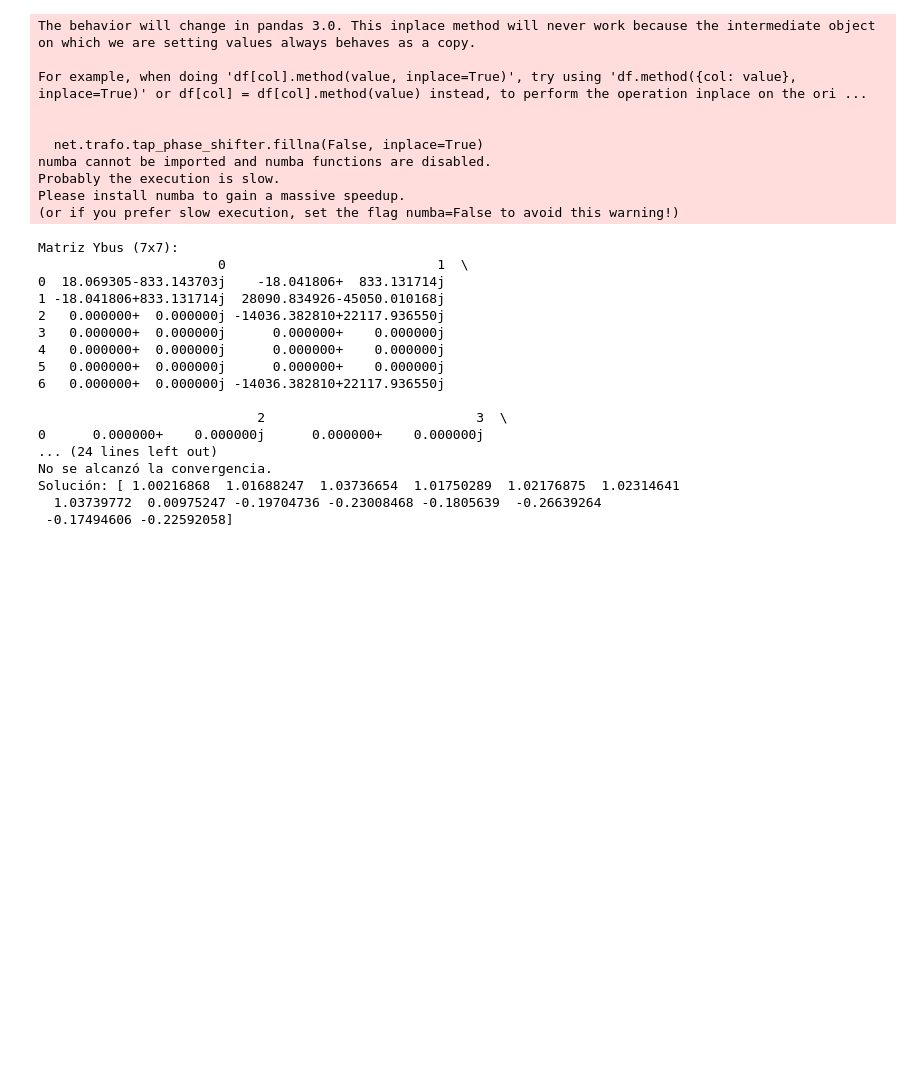
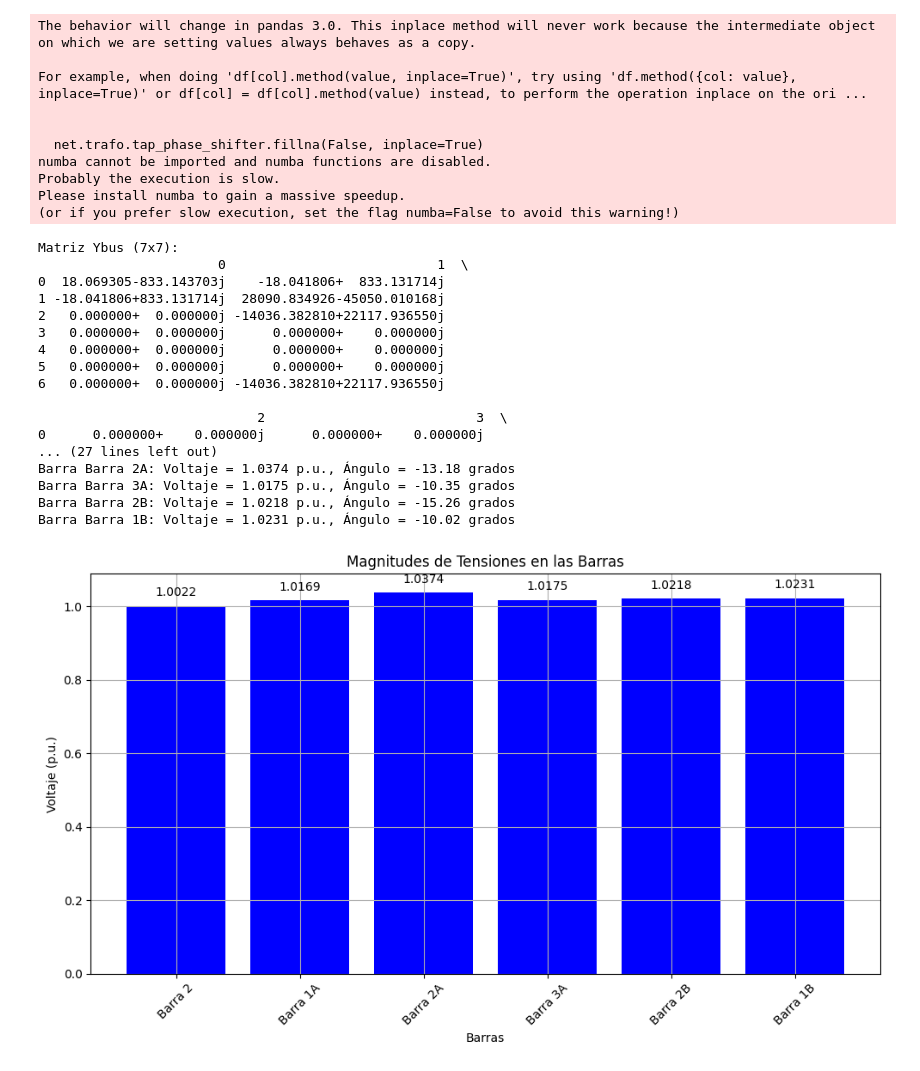
Before and after one commit to Onexz12/6GA_SEP1_S12024, a Jupyter notebook: Tarea 2/Jacobiano.ipynb, the cells around one changed output. Cells and saved outputs as stored; diff of their text form; code cells hidden in the pictures; blank space fills up the shorter version.

```diff
--- a/Tarea 2/Jacobiano.ipynb
+++ b/Tarea 2/Jacobiano.ipynb
@@ -242,57 +262,66 @@ sol = newton_raphson(F, J, x0)
 
 
 # Mostrar resultados en el formato deseado
+results = []
 for i, bus_name in enumerate(net.bus.name):
     if i == 0:
         continue  # Saltar la barra slack
     V_pu = sol[i-1]  # Los índices en sol corresponden a V y theta, excluyendo la barra slack
     theta_deg = sol[i+len(net.bus)-1] * 180 / np.pi
-    print(f"Barra {bus_name}: Voltaje = {V_pu:.4f} p.u., Ángulo = {theta_deg:.2f} grados")
+    results.append(f"Barra {bus_name}: Voltaje = {V_pu:.4f} p.u., Ángulo = {theta_deg:.2f} grados")
 
-# Gráfico de las magnitudes de las tensiones y sus ángulos en las barras
+# Imprimir resultados
+for result in results:
+    print(result)
+
+# Resultados de las magnitudes de las tensiones y sus ángulos en las barras
 bus_names = net.bus.name[1:]  # Excluir la barra slack de nuevo
 V_pu = sol[:len(bus_names)]
 theta_deg = sol[len(bus_names):] * 180 / np.pi
 
+
+# Graficar las magnitudes de las tensiones
 plt.figure(figsize=(10, 6))
-plt.subplot(2, 1, 1)
-plt.bar(bus_names, V_pu, color='blue')
-plt.title('Magnitudes de las Tensiones por Barra')
-plt.ylabel('Voltaje [p.u.]')
+bars = plt.bar(bus_names, V_pu, color='blue')
 
-plt.subplot(2, 1, 2)
-plt.bar(bus_names, theta_deg, color='green')
-plt.title('Ángulos de las Tensiones por Barra')
-plt.ylabel('Ángulo [grados]')
+plt.title('Magnitudes de Tensiones en las Barras')
 plt.xlabel('Barras')
+plt.ylabel('Voltaje (p.u.)')
+plt.xticks(rotation=45)
+plt.grid(True)
+
+# Agregar etiquetas con los valores numéricos
+for bar, voltage in zip(bars, V_pu):
+    plt.text(bar.get_x() + bar.get_width()/2, bar.get_height() + 0.02, f'{voltage:.4f}', ha='center', va='bottom')
 
 plt.tight_layout()
 plt.show()
 # %% [output]
 The behavior will change in pandas 3.0. This inplace method will never work because the intermediate object on which we are setting values always behaves as a copy.
 
 For example, when doing 'df[col].method(value, inplace=True)', try using 'df.method({col: value}, inplace=True)' or df[col] = df[col].method(value) instead, to perform the operation inplace on the ori ...
 
 
   net.trafo.tap_phase_shifter.fillna(False, inplace=True)
 numba cannot be imported and numba functions are disabled.
 Probably the execution is slow.
 Please install numba to gain a massive speedup.
 (or if you prefer slow execution, set the flag numba=False to avoid this warning!)
 Matriz Ybus (7x7):
                        0                           1  \
 0  18.069305-833.143703j    -18.041806+  833.131714j
 1 -18.041806+833.131714j  28090.834926-45050.010168j
 2   0.000000+  0.000000j -14036.382810+22117.936550j
 3   0.000000+  0.000000j      0.000000+    0.000000j
 4   0.000000+  0.000000j      0.000000+    0.000000j
 5   0.000000+  0.000000j      0.000000+    0.000000j
 6   0.000000+  0.000000j -14036.382810+22117.936550j
 
                             2                           3  \
 0      0.000000+    0.000000j      0.000000+    0.000000j
-... (24 lines left out)
-No se alcanzó la convergencia.
-Solución: [ 1.00216868  1.01688247  1.03736654  1.01750289  1.02176875  1.02314641
-  1.03739772  0.00975247 -0.19704736 -0.23008468 -0.1805639  -0.26639264
- -0.17494606 -0.22592058]
+... (27 lines left out)
+Barra Barra 2A: Voltaje = 1.0374 p.u., Ángulo = -13.18 grados
+Barra Barra 3A: Voltaje = 1.0175 p.u., Ángulo = -10.35 grados
+Barra Barra 2B: Voltaje = 1.0218 p.u., Ángulo = -15.26 grados
+Barra Barra 1B: Voltaje = 1.0231 p.u., Ángulo = -10.02 grados
+[figure, added]
```
Also changed, not shown: parts of 1 cell of this notebook.
